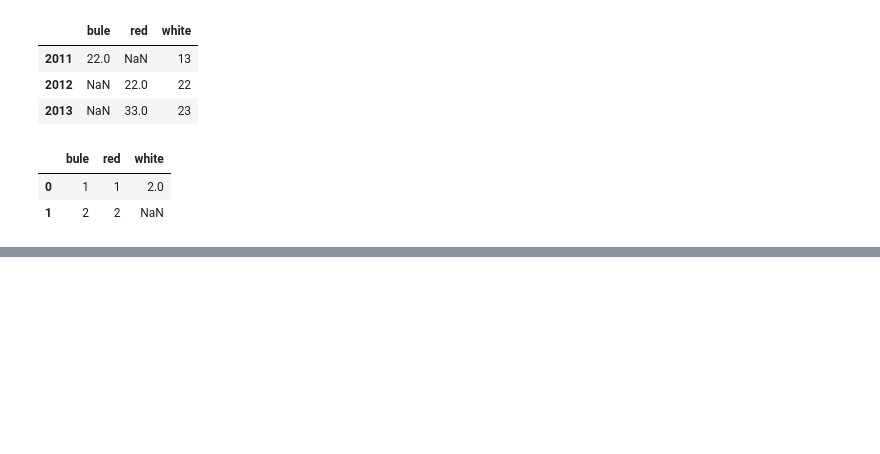
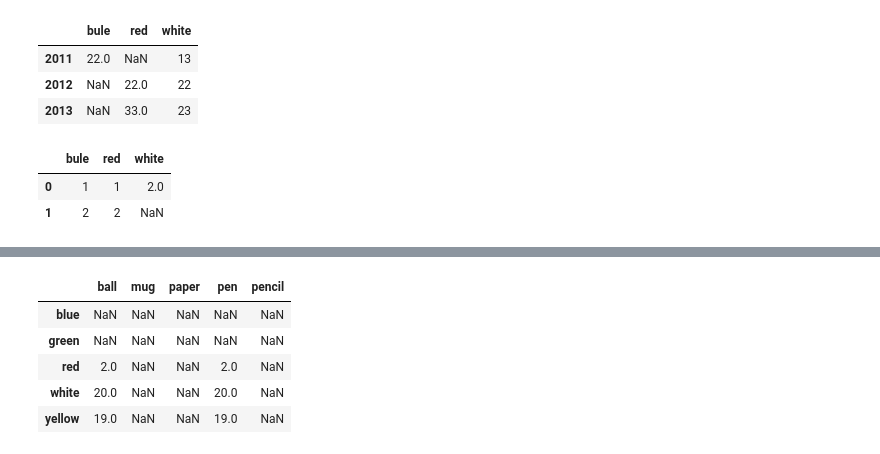
Before and after one commit to zhangminvip/python_data_analytics, a Jupyter notebook: dataframe_test.ipynb, the cells around one changed output, grey strips where cells are left out. Drawn from its saved outputs; the diff is of its cells as text; code cells hidden in the pictures; blank space fills up the shorter version.

```diff
--- a/dataframe_test.ipynb
+++ b/dataframe_test.ipynb
@@ -298,0 +429,9 @@ frame10
+# %%
+frame1.add(frame2)
+# %% [output]
+|  | ball | mug | paper | pen | pencil |
+| blue | NaN | NaN | NaN | NaN | NaN |
+| green | NaN | NaN | NaN | NaN | NaN |
+| red | 2.0 | NaN | NaN | 2.0 | NaN |
+| white | 20.0 | NaN | NaN | 20.0 | NaN |
+| yellow | 19.0 | NaN | NaN | 19.0 | NaN |
```
Also changed, not shown: parts of 30 cells of this notebook.
